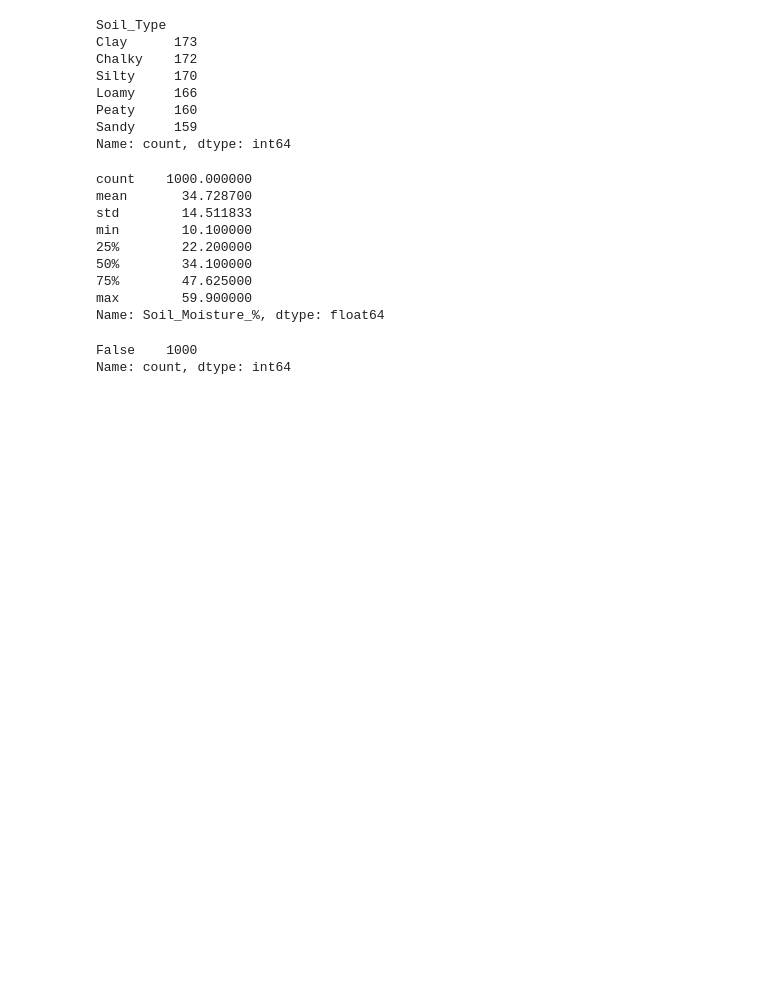
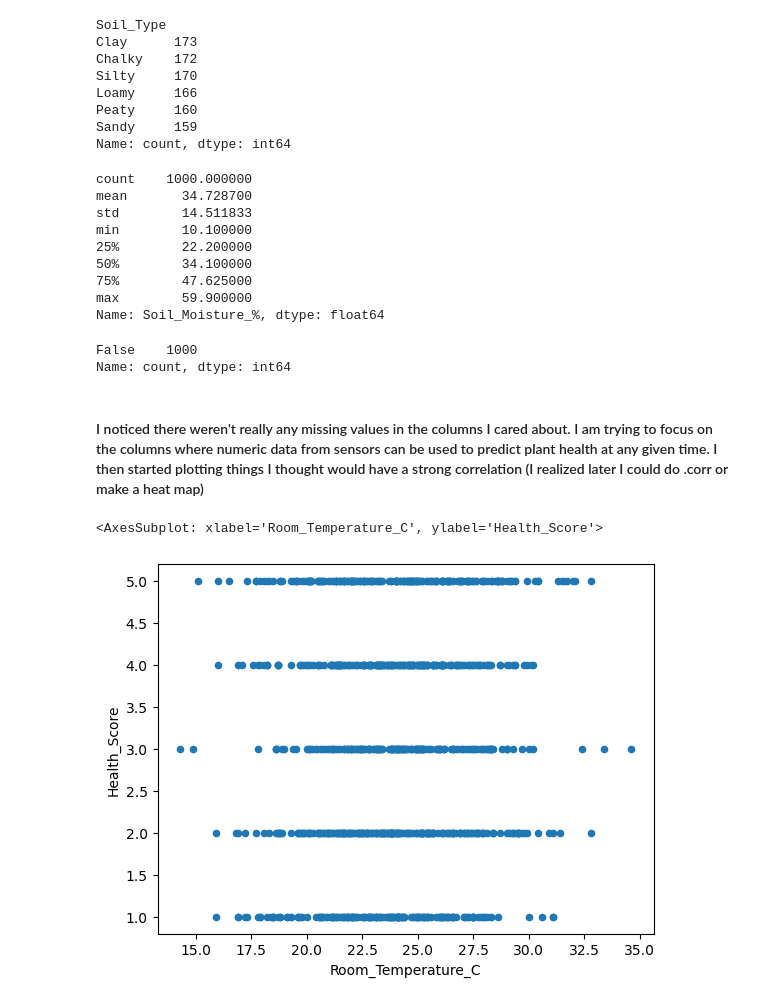
Before and after one commit to ewaldZst/KeystoneProject, a Jupyter notebook: notebooks/datacleaning.ipynb, the cells around one changed output. Drawn from its saved outputs; the diff is of its cells as text; code cells hidden in the pictures; blank space fills up the shorter version.

Commit message:
Uploading updated notebook and datasets. Need to clean some things up before final submission.

```diff
--- a/notebooks/datacleaning.ipynb
+++ b/notebooks/datacleaning.ipynb
@@ -3,5 +10,5 @@ import pandas as pd
 # %%
-df = pd.read_csv('E:\KeystoneProject\data\Indoor_Plant_Health_and_Growth_Factors.csv')
+df = pd.read_csv('../data/Indoor_Plant_Health_and_Growth_Factors.csv')
 df.head()
 # %% [output]
 |  | Plant_ID | Height_cm | Leaf_Count | New_Growth_Count | Health_Notes | Watering_Amount_ml | ... |
@@ -145,3 +149,12 @@ df.duplicated().value_counts()
 # %% [output]
 False    1000
 Name: count, dtype: int64
+# %% [markdown]
+#### I noticed there weren't really any missing values in the columns I cared about. I am trying to focus on the columns where numeric data from sensors can be used to predict plant health at any given time. I then started plotting things I thought would have a strong correlation (I realized later I could do .corr or make a heat map)
+# %%
+graphSet = df[['Plant_ID', 'Room_Temperature_C', 'Health_Score']]
+# %%
+graphSet.plot.scatter(x='Room_Temperature_C', y='Health_Score')
+# %% [output]
+<AxesSubplot: xlabel='Room_Temperature_C', ylabel='Health_Score'>
+[figure, added]
```
Also changed, not shown: parts of 31 cells of this notebook, 1 other file.
